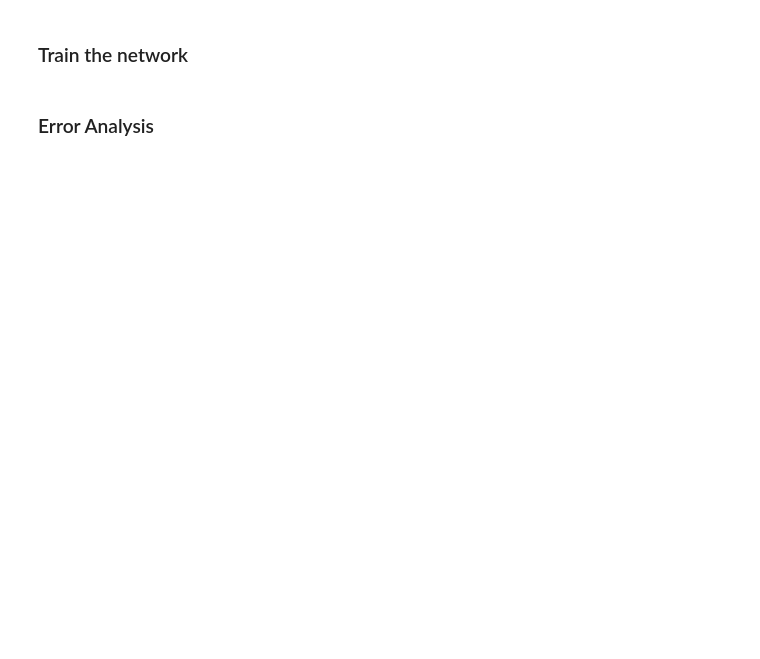
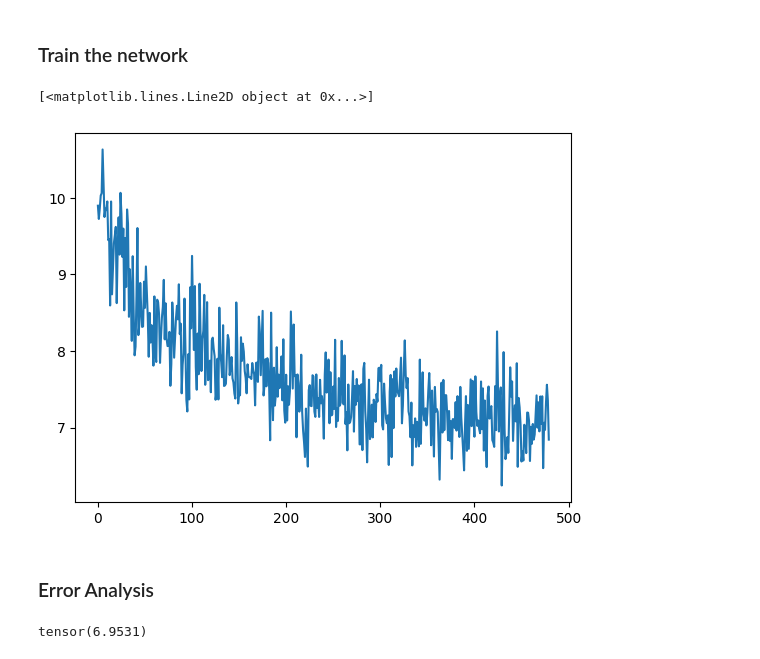
Before and after one commit to LeonY117/polytope-permutation, a Jupyter notebook: dist_predictor.ipynb, the cells around one changed output. Cells and saved outputs as stored; diff of their text form; code cells hidden in the pictures; blank space fills up the shorter version.

```diff
--- a/dist_predictor.ipynb
+++ b/dist_predictor.ipynb
@@ -70,19 +73,26 @@ def load_puzzle_moves(
         for move_name, perm in moves.items():
             moves[move_name] = perm_to_swap(perm)
 
-    # # get final position (from the first puzzle), note that the actual state of this position doesn't really matter
-    # # we just need to get the structure of the puzzle
-    # df = pd.read_csv(f'puzzles/{puzzle_name}/puzzles.csv')
-    # state = df.iloc[0].to_numpy()[3]
+    # get final position (from the first puzzle), note that the actual state of this position doesn't really matter
+    # we just need to get the structure of the puzzle
+    df = pd.read_csv(f"puzzles/{puzzle_name}/puzzles.csv")
+    state = df.iloc[0].to_numpy()[3].split(";")
+    c = -1
+    mapping = {}
+    for i, s in enumerate(state):
+        if s not in mapping.keys():
+            c += 1
+            mapping[s] = c
+        state[i] = mapping[s]
 
-    return moves, num_states
+    return moves, num_states, state
 
 
 puzzle_name = "cube_3x3x3"
-move_dict, num_states = load_puzzle_moves(puzzle_name)
+move_dict, num_states, final_state = load_puzzle_moves(puzzle_name)
 
 move_names = np.array(list(move_dict.keys()))
 
-final_state = list(range(num_states))
+# final_state = list(range(num_states))
 
 print(f"Loaded {puzzle_name} with {len(move_names)} moves and {num_states} states")
@@ -202,14 +264,14 @@ print(net)
 # %% [markdown]
 ### Train the network
 # %%
-total_steps = 1
+total_steps = 20
 batch_size = 1000
 
-net = FFN(inp=num_states, units=[64, 128, 128, 64])
-optimizer = torch.optim.Adam(net.parameters(), lr=0.01, weight_decay=1e-5)
+net = FFN(inp=num_states, units=[64, 128, 64])
+optimizer = torch.optim.SGD(net.parameters(), lr=0.01, weight_decay=1e-4)
 criterion = nn.MSELoss()
 sampler = Uniform_sampler(0, total_steps)
-# sampler = Constant_sampler(0)
+# sampler = Constant_sampler(5)
 
 history = []
 net.train()
@@ -217,19 +279,22 @@ for e in tqdm(range(500)):
     X, Y = generate_batch(batch_size, sampler)
     optimizer.zero_grad()
     y_pred = net(X)
-    loss = criterion(y_pred, Y)
+    loss = criterion(y_pred.squeeze(), Y)
     loss.backward()
     optimizer.step()
     history.append(loss.item())
 # %%
-plt.plot(history)
+plt.plot(history[20:])
+# %% [output]
+[<matplotlib.lines.Line2D object at 0x...>]
+[figure, added]
 # %% [markdown]
 ### Error Analysis
 # %%
 sampler = Uniform_sampler(0, total_steps)
 # sampler = Constant_sampler(0)
 num_samples = 1000
-num_batches = 1
+num_batches = 10
 
 total_errors = [0] * total_steps
 total_samples = [0] * total_steps
@@ -245,6 +310,10 @@ with torch.no_grad():
             total_errors[int(y)] += criterion(y_p, y)
             total_samples[int(y)] += 1
             total_preds[int(y)] += y_p
+
+print(sum(total_errors)/sum(total_samples))
+# %% [output]
+tensor(6.9531)
 # %%
 plt.title('number of samples for every n')
 plt.plot(total_samples)
```
Also changed, not shown: parts of 11 cells of this notebook.
